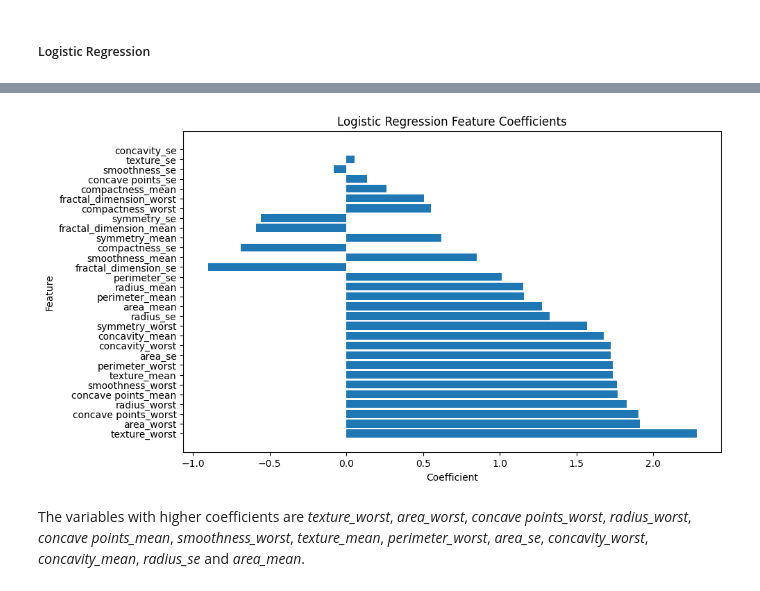
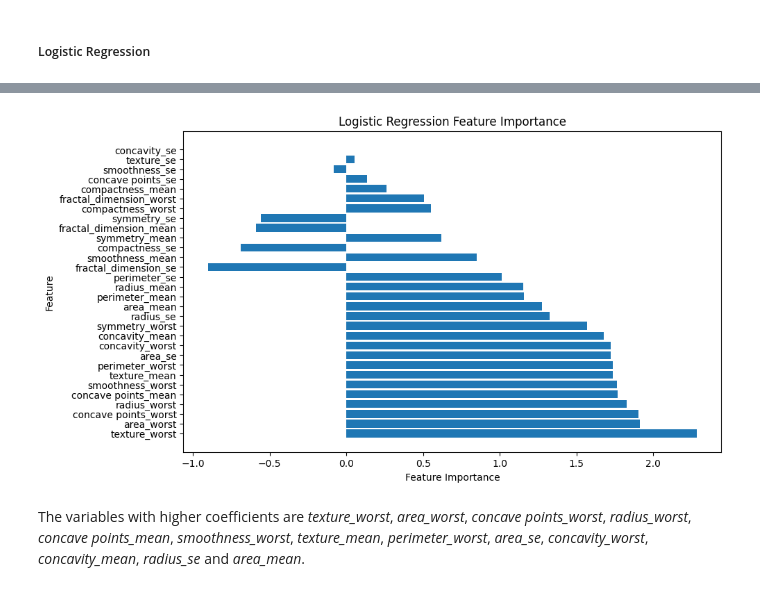
Before and after one commit to mcollpol/BreastCancerPrediction, a Jupyter notebook: research/notebooks/03-feature-selection.ipynb, the cells around one changed output, grey strips where cells are left out. Drawn from its saved outputs; the diff is of its cells as text; code cells hidden in the pictures.

```diff
--- a/research/notebooks/03-feature-selection.ipynb
+++ b/research/notebooks/03-feature-selection.ipynb
@@ -28,5 +34,6 @@ from sklearn.linear_model import LogisticRegression
 # %%
 DATASET_PATH = '../outputs/processed_dataset.pkl'
+RANDOM_STATE = 42 # Used to set the seed for reproduceability.
 # %% [markdown]
 ### Loading preprocessed data
 # %%
@@ -148,32 +163,26 @@ To perform feature importance analysis using Logistic Regression, the coefficien
 # %%
 X = X_train.copy()
 y = y_train.copy()
 
-logreg_model = LogisticRegression()
+logreg_model = LogisticRegression(random_state=RANDOM_STATE)
 logreg_model.fit(X, y)
 
+feature_importance = logreg_model.coef_[0]
 
-feature_coeff = logreg_model.coef_[0]
+# Ranking Features.
+sorted_indices = np.argsort(np.abs(feature_importance))[::-1]
+sorted_features = X.columns[sorted_indices]
 
-# Create a DataFrame with feature names and their coefficients
-feature_coeff_df = pd.DataFrame({'Feature': X.columns,
-                                 'Coefficient': feature_coeff})
-
-# Sort the DataFrame by absolute coefficient values
-feature_coeff_df['Abs_Coefficient'] = abs(feature_coeff_df['Coefficient'])
-feature_coeff_df = feature_coeff_df.sort_values(by='Abs_Coefficient',
-                                                ascending=False)
-
-# Plot feature coefficients
+# Visualization.
 plt.figure(figsize=(10, 6))
-plt.barh(feature_coeff_df['Feature'],
-         feature_coeff_df['Coefficient'])
-plt.xlabel('Coefficient')
+plt.barh(sorted_features,
+         feature_importance[sorted_indices])
+plt.xlabel('Feature Importance')
 plt.ylabel('Feature')
-plt.title('Logistic Regression Feature Coefficients')
+plt.title('Logistic Regression Feature Importance')
 plt.show()
 # %% [output]
-[figure, old version]
+[figure, new version]
 # %% [markdown]
 The variables with higher coefficients are *texture_worst*, *area_worst*, *concave points_worst*, *radius_worst*, *concave points_mean*, *smoothness_worst*, *texture_mean*, *perimeter_worst*, *area_se*, *concavity_worst*, *concavity_mean*, *radius_se* and *area_mean*.
 # %% [markdown]
```
Also changed, not shown: parts of 28 cells of this notebook, 2 other files.
